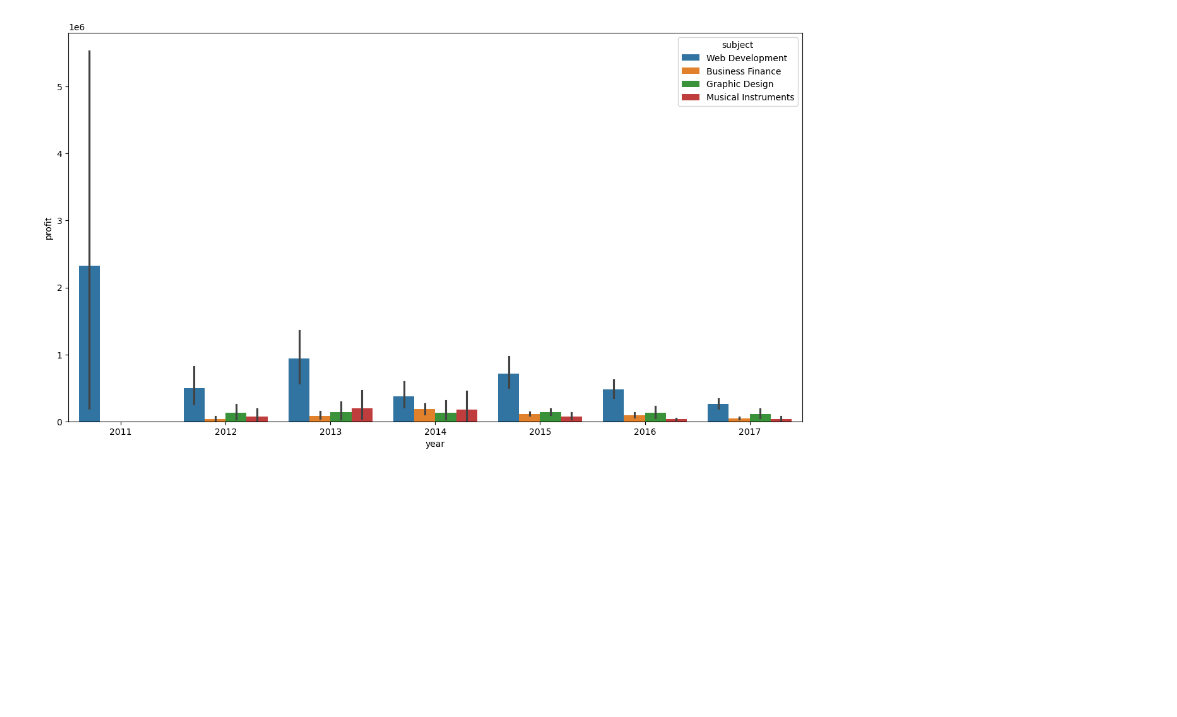
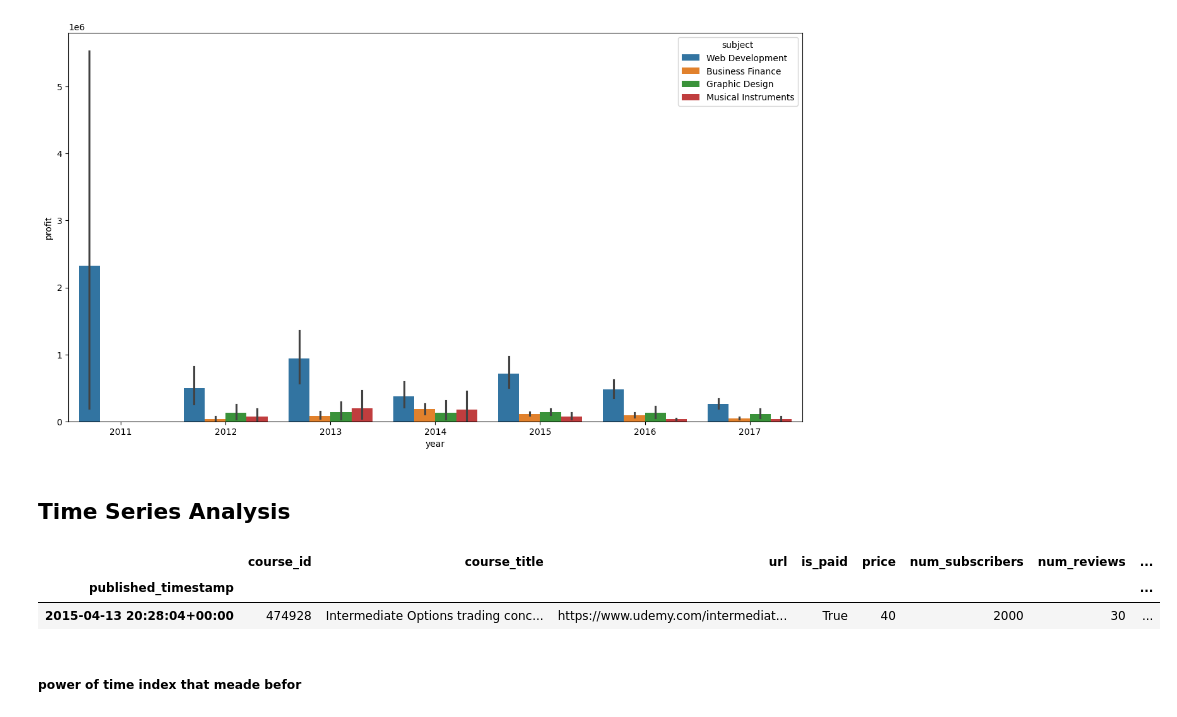
Before and after one commit to Mahmoud-Ramadan2/Udemy-Analysis, a Jupyter notebook: udemy_eda.ipynb, the cells around one changed output. Saved outputs shown, nothing was run; the diff lists cells and outputs as text; code cells hidden in the pictures; blank space fills up the shorter version.

```diff
--- a/udemy_eda.ipynb
+++ b/udemy_eda.ipynb
@@ -507,3 +507,13 @@ sns.barplot(data=df, x='year', y='profit', hue='subject')
 # %% [output]
 <Axes: xlabel='year', ylabel='profit'>
 [figure]
+# %% [markdown]
+## Time Series Analysis
+# %%
+ df.sample(1)
+# %% [output]
+|  | course_id | course_title | url | is_paid | price | num_subscribers | num_reviews | ... |
+| published_timestamp |  |  |  |  |  |  |  | ... |
+| 2015-04-13 20:28:04+00:00 | 474928 | Intermediate Options trading conc... | https://www.udemy.com/intermediat... | True | 40 | 2000 | 30 | ... |
+# %% [markdown]
+#####  power of time index that meade befor
```
Also changed, not shown: parts of 9 cells of this notebook.
